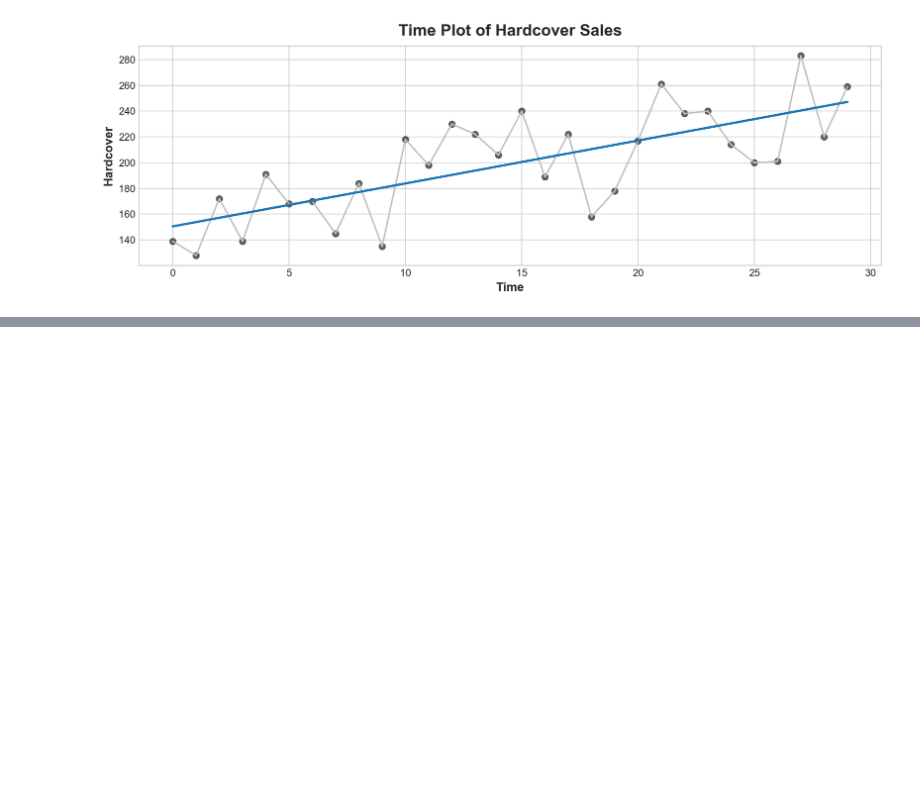
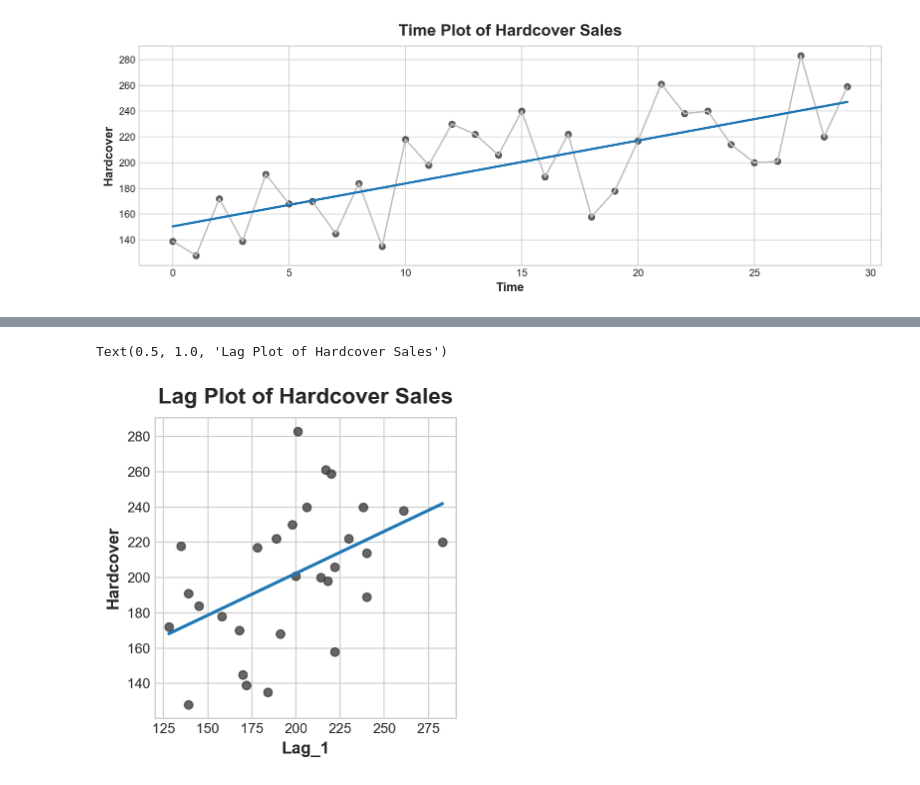
Before and after one commit to SandroPanchame/Time-Series-Playground, a Jupyter notebook: TS_Course_Code/BookSales.ipynb, the cells around one changed output, grey strips where cells are left out. Cells and saved outputs as stored; diff of their text form; code cells hidden in the pictures; blank space fills up the shorter version.

Commit message:
finishing book sales portion of code

```diff
--- a/TS_Course_Code/BookSales.ipynb
+++ b/TS_Course_Code/BookSales.ipynb
@@ -77,0 +92,13 @@ ax.set_title('Time Plot of Hardcover Sales');
+# %%
+df['Lag_1'] = df['Hardcover'].shift(1)
+# This line creates a new column in the DataFrame named 'Lag_1'
+# The .shift(1) method is used on the 'Hardcover'
+# column to shift its values down by one row, effectively creating a lag of 1
+
+df = df.reindex(columns=['Hardcover', 'Lag_1'])
+# This line changes the order of columns in df to specifically list 'Hardcover' and 'Lag_1' first.
+# reindex(columns=[...]) method is used to specify the new column order
+
+# df.size
+# df.tail()
+df.head()
@@ -77,0 +116,8 @@ ax.set_title('Time Plot of Hardcover Sales');
+# %%
+fig, ax = plt.subplots()
+ax = sns.regplot(x='Lag_1', y='Hardcover', data=df, ci=None, scatter_kws=dict(color='0.25'))
+ax.set_aspect('equal')
+ax.set_title('Lag Plot of Hardcover Sales')
+# %% [output]
+Text(0.5, 1.0, 'Lag Plot of Hardcover Sales')
+[figure, added]
```
Also changed, not shown: parts of 6 cells of this notebook.
